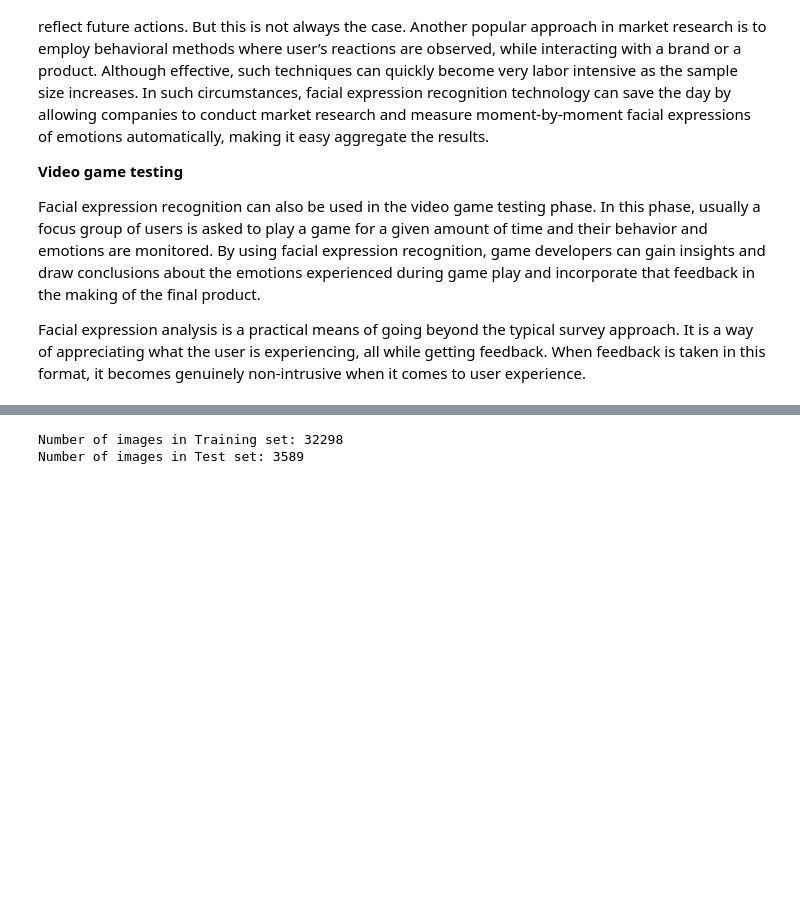
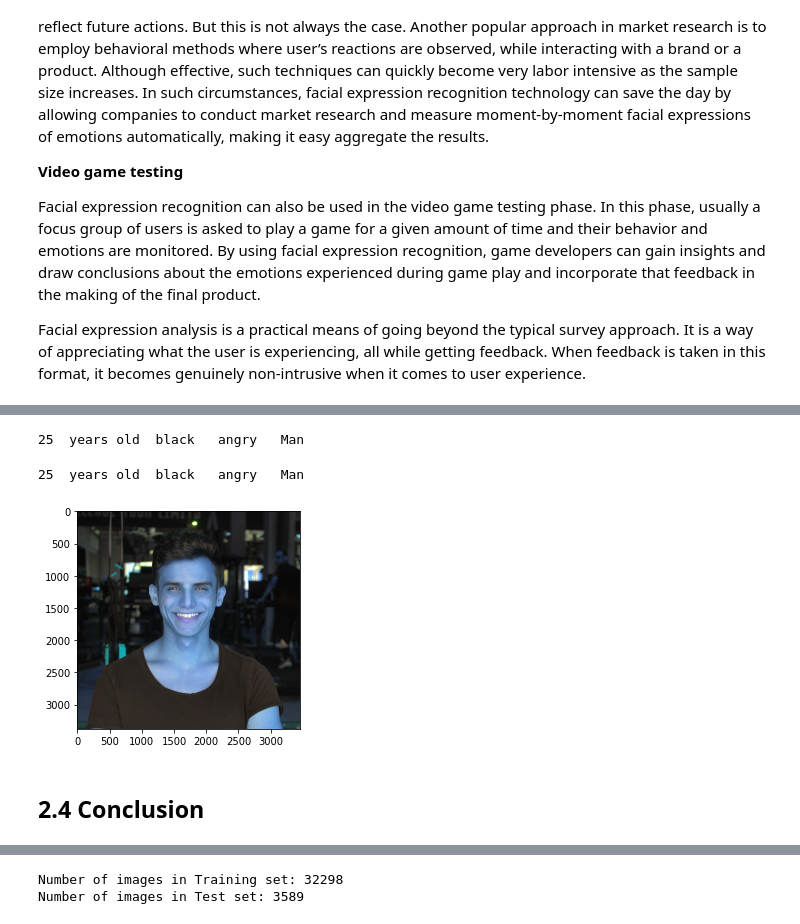
Before and after one commit to SajalSinha/Facial-Emotion-Recognition, a Jupyter notebook: FER_CNN_model.ipynb, the cells around one changed output, grey strips where cells are left out. Saved outputs shown, nothing was run; the diff lists cells and outputs as text; code cells hidden in the pictures; blank space fills up the shorter version.

```diff
--- a/FER_CNN_model.ipynb
+++ b/FER_CNN_model.ipynb
@@ -61,0 +86,18 @@ Mounted at /content/drive
+# %%
+# Analyze Image using DeepFace
+from deepface import DeepFace
+obj = DeepFace.analyze(img_path = image, actions = ['age', 'gender', 'race', 'emotion'])
+print(obj["age"]," years old ",obj["dominant_race"]," ",obj["dominant_emotion"]," ", obj["gender"])
+# %% [output]
+25  years old  black   angry   Man
+# %%
+image1 = '/content/drive/MyDrive/Capstone Project 5/abdullah-ali-1w9I6H4aftw-unsplash.jpg'
+img_array1=cv2.imread(image1)
+plt.imshow(img_array1)
+obj1 = DeepFace.analyze(img_path = image1, actions = ['age', 'gender', 'race', 'emotion'])
+print(obj["age"]," years old ",obj["dominant_race"]," ",obj["dominant_emotion"]," ", obj["gender"])
+# %% [output]
+25  years old  black   angry   Man
+[figure, added]
+# %% [markdown]
+## 2.4 Conclusion
```
Also changed, not shown: parts of 40 cells of this notebook.
